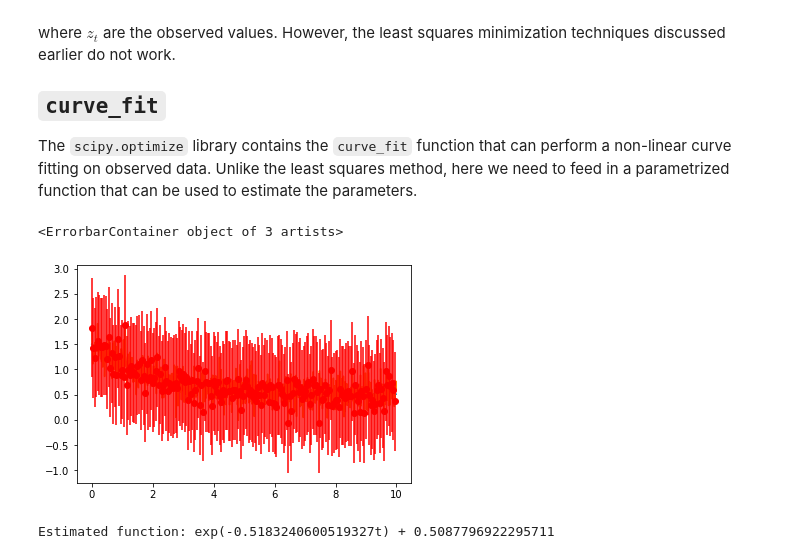
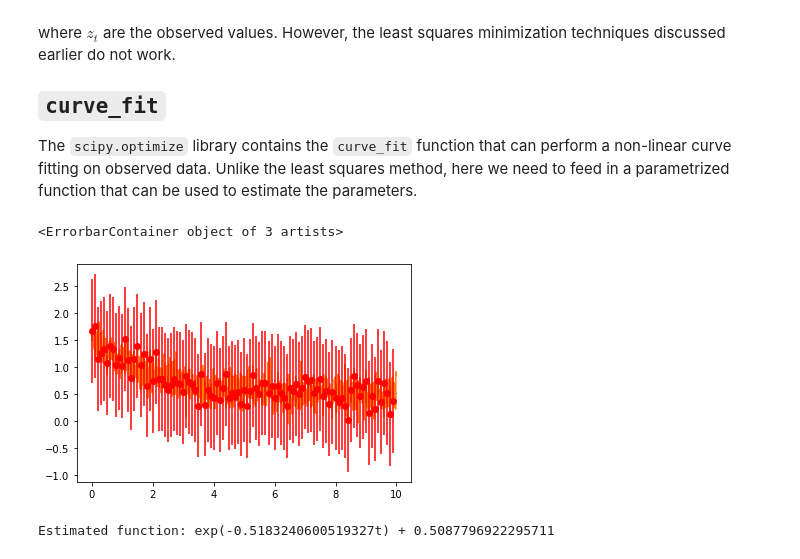
Before and after one commit to AnonymousePikachu/EE2703-ASL, a Jupyter notebook: Week 3/Week3Pres.ipynb, the cells around one changed output. Drawn from its saved outputs; the diff is of its cells as text; code cells hidden in the pictures.

```diff
--- a/Week 3/Week3Pres.ipynb
+++ b/Week 3/Week3Pres.ipynb
@@ -98,15 +98,15 @@ The `scipy.optimize` library contains the `curve_fit` function that can perform
 # %%
 # Create a function with nonlinear dependence on parameters
 def nlfunc(t, p1, p2):
     return np.exp(-p1 * t) + p2
 z = nlfunc(t, 0.5, 0.5)
 # Reuse the same noise - we are lazy
 zn = z + 0.2*n
 plt.plot(t, z, t, zn)
-plt.errorbar(t[::5], zn[::5], np.std(n), fmt='ro')
+plt.errorbar(t[::10], zn[::10], np.std(n), fmt='ro')
 # %% [output]
 <ErrorbarContainer object of 3 artists>
-[figure, old version]
+[figure, new version]
 # %%
 # Set up the non-linear curve fit
 from scipy.optimize import curve_fit
```
Also changed, not shown: parts of 4 cells of this notebook.
